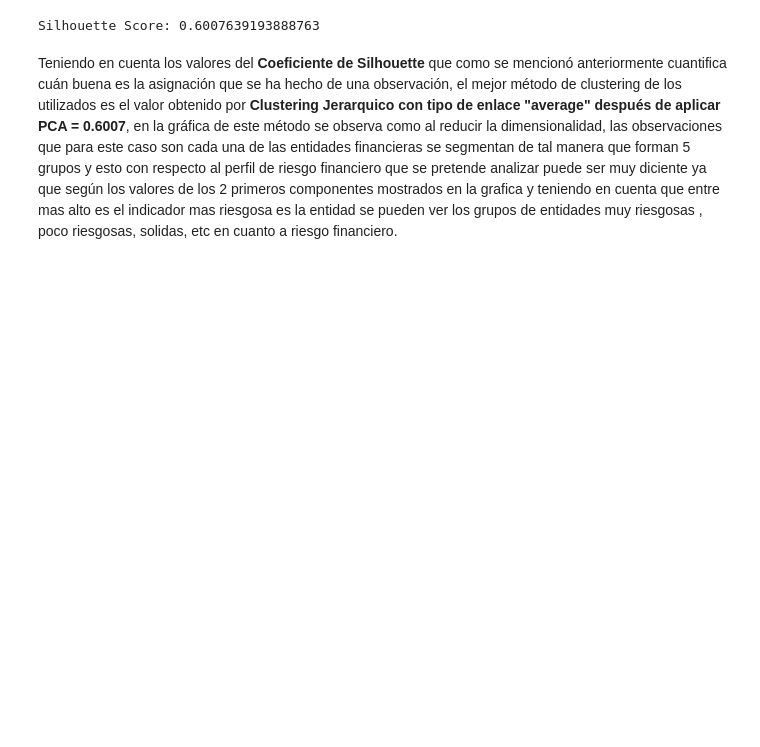
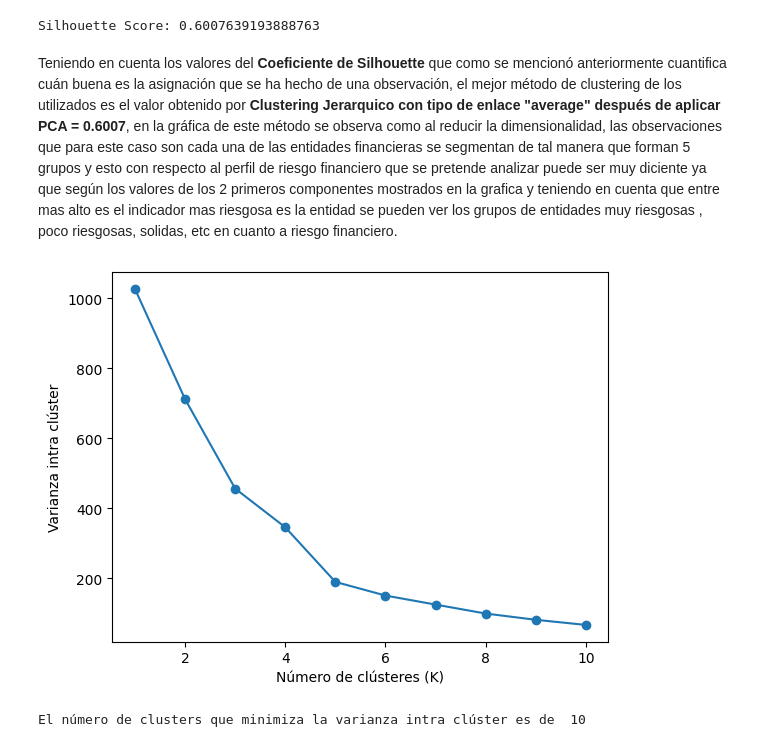
Before and after one commit to rmlopezgit/MIAD_G1_Perfil_riesgo_establecimientos_de_credito, a Jupyter notebook: Code/Trabajo_Final.ipynb, the cells around one changed output. Drawn from its saved outputs; the diff is of its cells as text; code cells hidden in the pictures; blank space fills up the shorter version.

```diff
--- a/Code/Trabajo_Final.ipynb
+++ b/Code/Trabajo_Final.ipynb
@@ -773,3 +774,24 @@ print(f"Silhouette Score: {score_7}")
 Silhouette Score: 0.6007639193888763
 # %% [markdown]
 Teniendo en cuenta los valores del **Coeficiente de Silhouette** que como se mencionó anteriormente cuantifica cuán buena es la asignación que se ha hecho de una observación, el mejor método de clustering de los utilizados es el valor obtenido por **Clustering Jerarquico con tipo de enlace "average" después de aplicar PCA = 0.6007**, en la gráfica de este método se observa como al reducir la dimensionalidad, las observaciones que para este caso son cada una de las entidades financieras se segmentan de tal manera que forman 5 grupos y esto con respecto al perfil de riesgo financiero que se pretende analizar puede ser muy diciente ya que según los valores de los 2 primeros componentes mostrados en la grafica y teniendo en cuenta que entre mas alto es el indicador mas riesgosa es la entidad se pueden ver los grupos de entidades muy riesgosas , poco riesgosas, solidas, etc en cuanto a riesgo financiero.
+# %%
+varianza_intra_cluster = []
+silhouettes = []
+Yplot = []
+for k in range (1, 11): # Evaluamos entre 1 a 11 clusters posibles
+    kmeans = KMeans(n_clusters = k, random_state = 0, n_init=10).fit(x_reduced)
+    varianza_intra_cluster.append(kmeans.inertia_)
+    try:
+        silhouette = silhouette_score(x_reduced, kmeans.labels_)
+    except:
+        silhouette = 0 # El índice de Silhouette sólo se puede calcular cuando se tiene K>1
+    silhouettes.append(silhouette)
+# %%
+plt.plot(range(1, 11), varianza_intra_cluster, marker='o')
+plt.xlabel('Número de clústeres (K)')
+plt.ylabel('Varianza intra clúster')
+plt.show()
+print("El número de clusters que minimiza la varianza intra clúster es de ",np.argmin(varianza_intra_cluster)+1)
+# %% [output]
+[figure, added]
+El número de clusters que minimiza la varianza intra clúster es de  10
```
Also changed, not shown: parts of 3 cells of this notebook.
